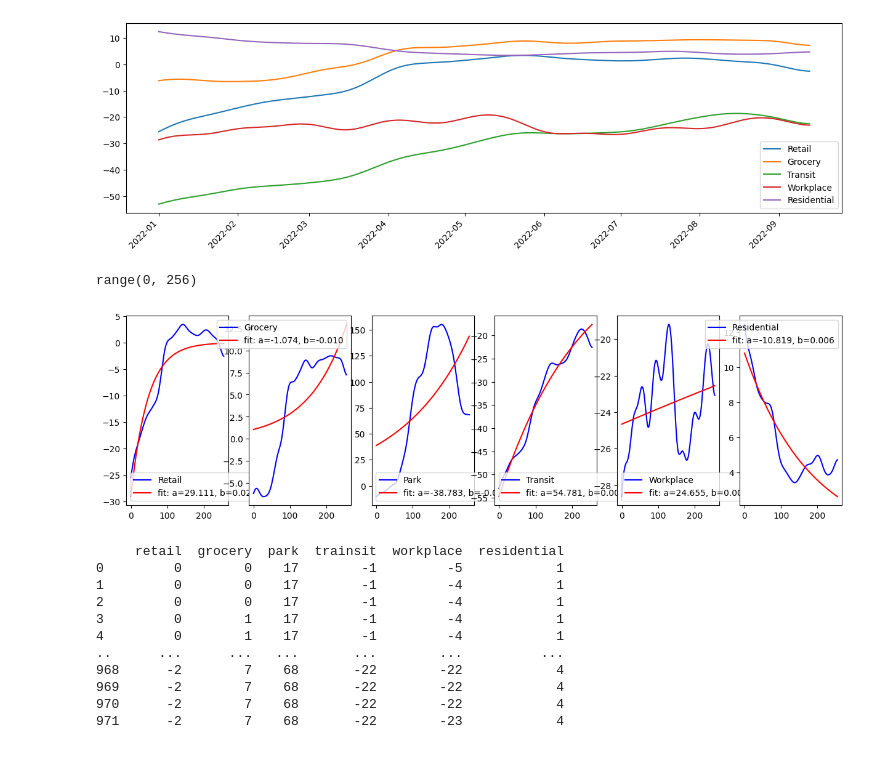
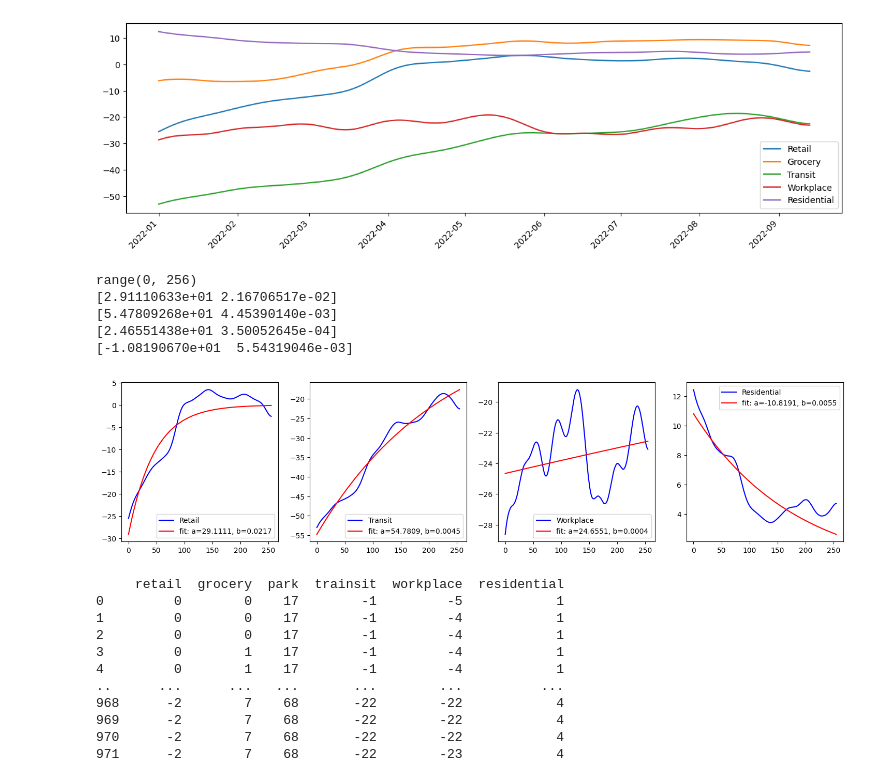
Before and after one commit to blairyeung/Commuting_TSF_SARS-Cov-2_model_master, a Jupyter notebook: Model/Mobility.ipynb, the cells around one changed output. Saved outputs shown, nothing was run; the diff lists cells and outputs as text; code cells hidden in the pictures.

```diff
--- a/Model/Mobility.ipynb
+++ b/Model/Mobility.ipynb
@@ -147,19 +147,27 @@ def log_fit(x, a=0, b=0):
 # %%
 xdata = range(0, end-start)
 print(xdata)
-plt.figure(figsize=(15, 4))
-for i in range(6):
+plt.figure(figsize=(18, 4))
+
+position = [0, 3, 4, 5]
+
+for i in position:
     ydata = mobility_2022.T[i]
     popt, pcov = curve_fit(log_fit, xdata, ydata,  bounds=([-1000, -1000], [1000, 1000]))
-    plt.subplot(1, 6, i+1)
+    plt.subplot(1, 4, position.index(i)+1)
     plt.plot(xdata, ydata, 'b-', label=labels[i])
     plt.plot(xdata, log_fit(xdata, *popt), 'r-',
-             label='fit: a=%5.3f, b=%5.3f' % tuple(popt))
+             label='fit: a=%5.4f, b=%5.4f' % tuple(popt))
+    print(popt)
     plt.legend()
 plt.show()
 # %% [output]
 range(0, 256)
+[2.91110633e+01 2.16706517e-02]
+[5.47809268e+01 4.45390140e-03]
+[2.46551438e+01 3.50052645e-04]
+[-1.08190670e+01  5.54319046e-03]
-[figure, old version]
+[figure, new version]
 # %%
 out_df = pd.DataFrame(blurred_mobility[ (Ontario['date'].min() - Parameters.OUTBREAK_FIRST_DAY).days:(Ontario['date'].max() - Parameters.OUTBREAK_FIRST_DAY).days].astype(int), columns=['retail', 'grocery', 'park', 'trainsit', 'workplace', 'residential'])
 print(out_df)
```
